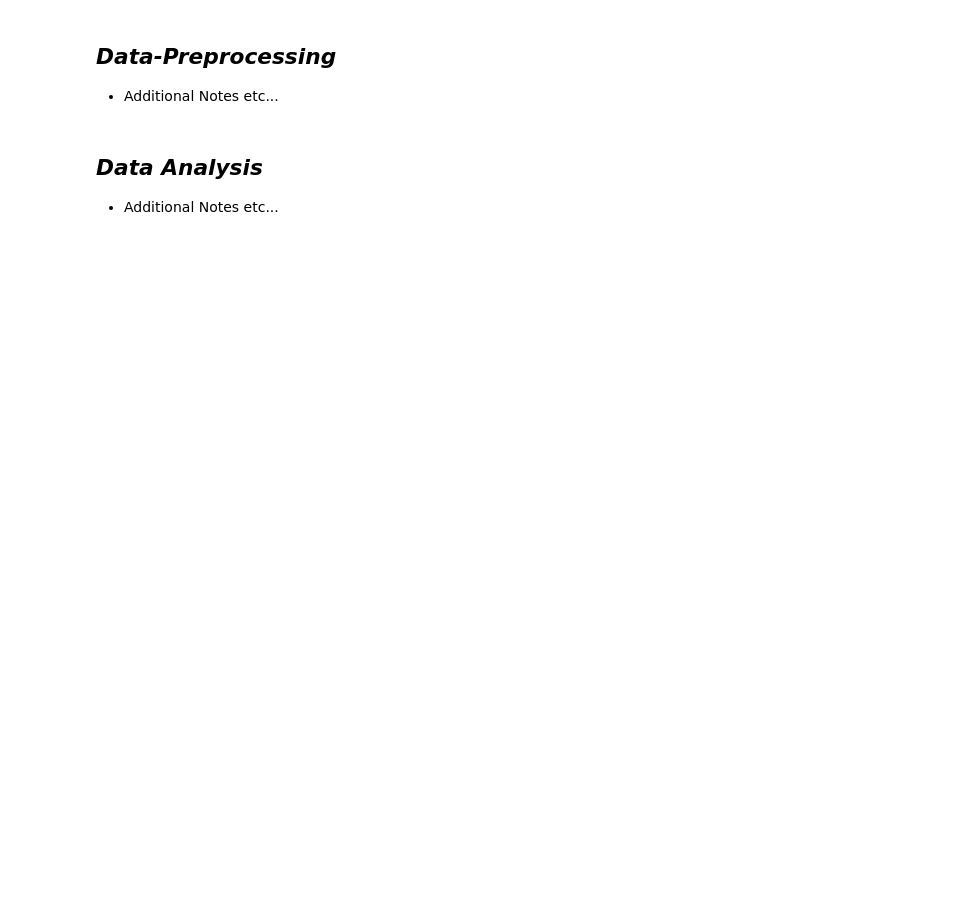
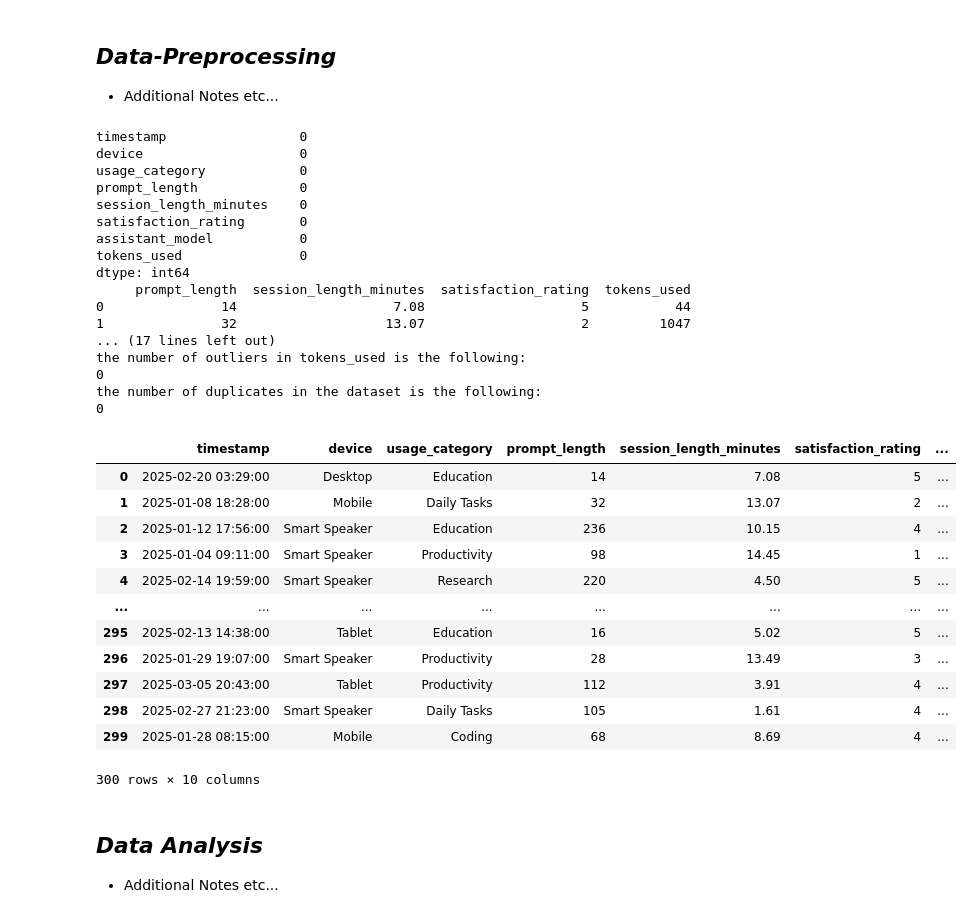
Before and after one commit to EXTREEME-FOUNDATION/OOPY-Project_AI_Assistant_G1, a Jupyter notebook: Main.ipynb, the cells around one changed output. Drawn from its saved outputs; the diff is of its cells as text; code cells hidden in the pictures; blank space fills up the shorter version.

```diff
--- a/Main.ipynb
+++ b/Main.ipynb
@@ -135,34 +202,67 @@ for column in y:
 
 x = RAW_data.duplicated().sum()
 print(f"the number of duplicates in the dataset is the following: \n{x}")
 
 # after checking we can see that there are no duplicates in the dataset
 # so we continue with creating the required columns
 # I made an funtion for this part so its easier to read , and taking noticing that the timestamp is an string i decided to slice the string to get the hour part and then convert it to int to compare it
-def timeOfDay(hour):
+def timeOfDay(hour:int):
     if 5 <= hour <= 11:
         return "morning"
     elif 12 <= hour <= 17:
         return "afternoon"
     elif 18 <= hour <= 22:
         return "evening"
+    elif hour <0 or hour > 24:
+        raise Exception("invalid hour")
     else:
         return "Night"
 
 RAW_data["timeOfDay"] = RAW_data["timestamp"].apply(lambda x:timeOfDay(int(x[11:-6])))
 RAW_data["year"] = RAW_data["timestamp"].apply(lambda x:int(x[0:4]))
 
 # now we are going to convert the columns and timestamp to their proper datatypes
 
 RAW_data["timestamp"] = pd.to_datetime(RAW_data["timestamp"])
 RAW_data["device"] = RAW_data["device"].astype("category")
 RAW_data["assistant_model"] = RAW_data["assistant_model"].astype("category")
 RAW_data["timeOfDay"] = RAW_data["timeOfDay"].astype("category")
 RAW_data["usage_category"] = RAW_data["usage_category"].astype("category")
 
 # note that the numericals stay the same, and I decided to leave year as a number
 
 RAW_data
+# %% [output]
+timestamp                 0
+device                    0
+usage_category            0
+prompt_length             0
+session_length_minutes    0
+satisfaction_rating       0
+assistant_model           0
+tokens_used               0
+dtype: int64
+     prompt_length  session_length_minutes  satisfaction_rating  tokens_used
+0               14                    7.08                    5           44
+1               32                   13.07                    2         1047
+... (17 lines left out)
+the number of outliers in tokens_used is the following:
+0
+the number of duplicates in the dataset is the following:
+0
+|  | timestamp | device | usage_category | prompt_length | session_length_minutes | satisfaction_rating | ... |
+| 0 | 2025-02-20 03:29:00 | Desktop | Education | 14 | 7.08 | 5 | ... |
+| 1 | 2025-01-08 18:28:00 | Mobile | Daily Tasks | 32 | 13.07 | 2 | ... |
+| 2 | 2025-01-12 17:56:00 | Smart Speaker | Education | 236 | 10.15 | 4 | ... |
+| 3 | 2025-01-04 09:11:00 | Smart Speaker | Productivity | 98 | 14.45 | 1 | ... |
+| 4 | 2025-02-14 19:59:00 | Smart Speaker | Research | 220 | 4.50 | 5 | ... |
+| ... | ... | ... | ... | ... | ... | ... | ... |
+| 295 | 2025-02-13 14:38:00 | Tablet | Education | 16 | 5.02 | 5 | ... |
+| 296 | 2025-01-29 19:07:00 | Smart Speaker | Productivity | 28 | 13.49 | 3 | ... |
+| 297 | 2025-03-05 20:43:00 | Tablet | Productivity | 112 | 3.91 | 4 | ... |
+| 298 | 2025-02-27 21:23:00 | Smart Speaker | Daily Tasks | 105 | 1.61 | 4 | ... |
+| 299 | 2025-01-28 08:15:00 | Mobile | Coding | 68 | 8.69 | 4 | ... |
+300 rows × 10 columns
 # %% [markdown]
 ## *Data Analysis*
  - Additional Notes etc...
```
Also changed, not shown: parts of 10 cells of this notebook.
